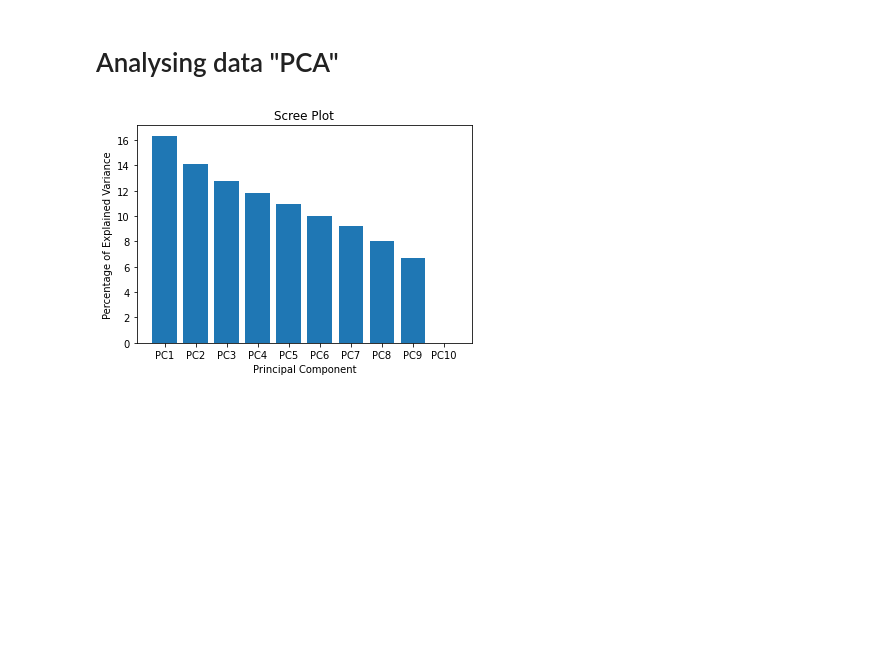
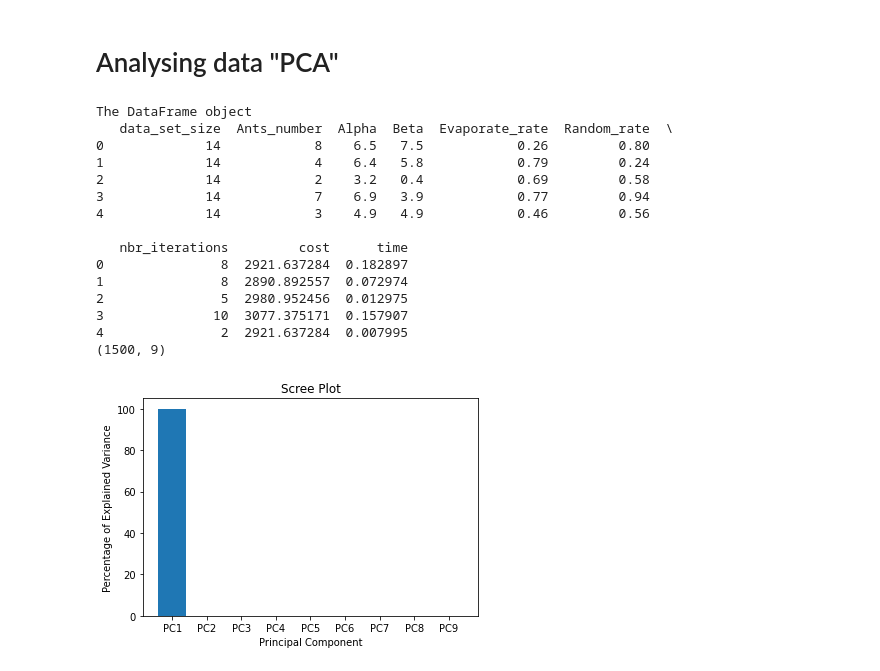
Before and after one commit to AmiraBelkis/tsp-ant-colony, a Jupyter notebook: main.ipynb, the cells around one changed output. Cells and saved outputs as stored; diff of their text form; code cells hidden in the pictures; blank space fills up the shorter version.

```diff
--- a/main.ipynb
+++ b/main.ipynb
@@ -214,40 +214,67 @@ print(rows)
 # %% [markdown]
 # Analysing data "PCA"
 # %%
+import dataclasses
 import random
 import matplotlib.pyplot as plt
 import pandas as pd
 import sklearn as sk
 from sklearn.decomposition import PCA
-
-# import data from csv file
+"""
+# generate data to test the PCA
 observations = ['obs' + str(i) for i in range(1,101)]
 wt = ['wt' + str(i) for i in range(1,6)]
 ko = ['ko' + str(i) for i in range(1,6)]
 data = pd.DataFrame(columns=[*wt,*ko],index=observations)
 for obs in data.index:
-    data.loc[obs,'wt1':'wt5'] =  np.random.randint(1,500,5)
-    data.loc[obs,'ko1':'ko5'] =  np.random.randint(1,500,5)
-#print(data.head())
+    data.loc[obs,'wt1':'wt5'] =  np.random.randint(1,50,5)
+    data.loc[obs,'ko1':'ko5'] =  np.random.randint(1,5000,5)
+"""
+
+# import data from csv file
+data = pd.read_csv('/content/data.csv')
+# remove the observation name from data
+data.drop(data.columns[0], inplace=True, axis= 1)
+#data = data.head(500)
+print("The DataFrame object")
+print(data.head())
+print(data.shape)
+
+
 # scaling data ie (data - mean)^2/ standard deviation
 scaled_data = sk.preprocessing.scale(data.T)
 # using the Transpose because we need col to be the observations
 #print(scaled_data[1:10])
 pca = PCA()
 pca.fit(scaled_data)
 pca_data = pca.transform(scaled_data)
 # claculate the % of variation of each PC
 per_var = np.round(pca.explained_variance_ratio_ *100 , decimals =2)
 # name each PC
 labels = ['PC' + str(i) for i in range(1, len(per_var) + 1)]
 # Create graph
 
 plt.bar(x=range(1,len(per_var)+1), height=per_var, tick_label=labels)
 plt.ylabel('Percentage of Explained Variance')
 plt.xlabel('Principal Component')
 plt.title('Scree Plot')
 plt.show()
 # %% [output]
+The DataFrame object
+   data_set_size  Ants_number  Alpha  Beta  Evaporate_rate  Random_rate  \
+0             14            8    6.5   7.5            0.26         0.80
+1             14            4    6.4   5.8            0.79         0.24
+2             14            2    3.2   0.4            0.69         0.58
+3             14            7    6.9   3.9            0.77         0.94
+4             14            3    4.9   4.9            0.46         0.56
+
+   nbr_iterations         cost      time
+0               8  2921.637284  0.182897
+1               8  2890.892557  0.072974
+2               5  2980.952456  0.012975
+3              10  3077.375171  0.157907
+4               2  2921.637284  0.007995
+(1500, 9)
-[figure, old version]
+[figure, new version]
 # %%
 #the following code makes a fancy looking plot using PC1 and PC2
```
Also changed, not shown: parts of 2 cells of this notebook.
